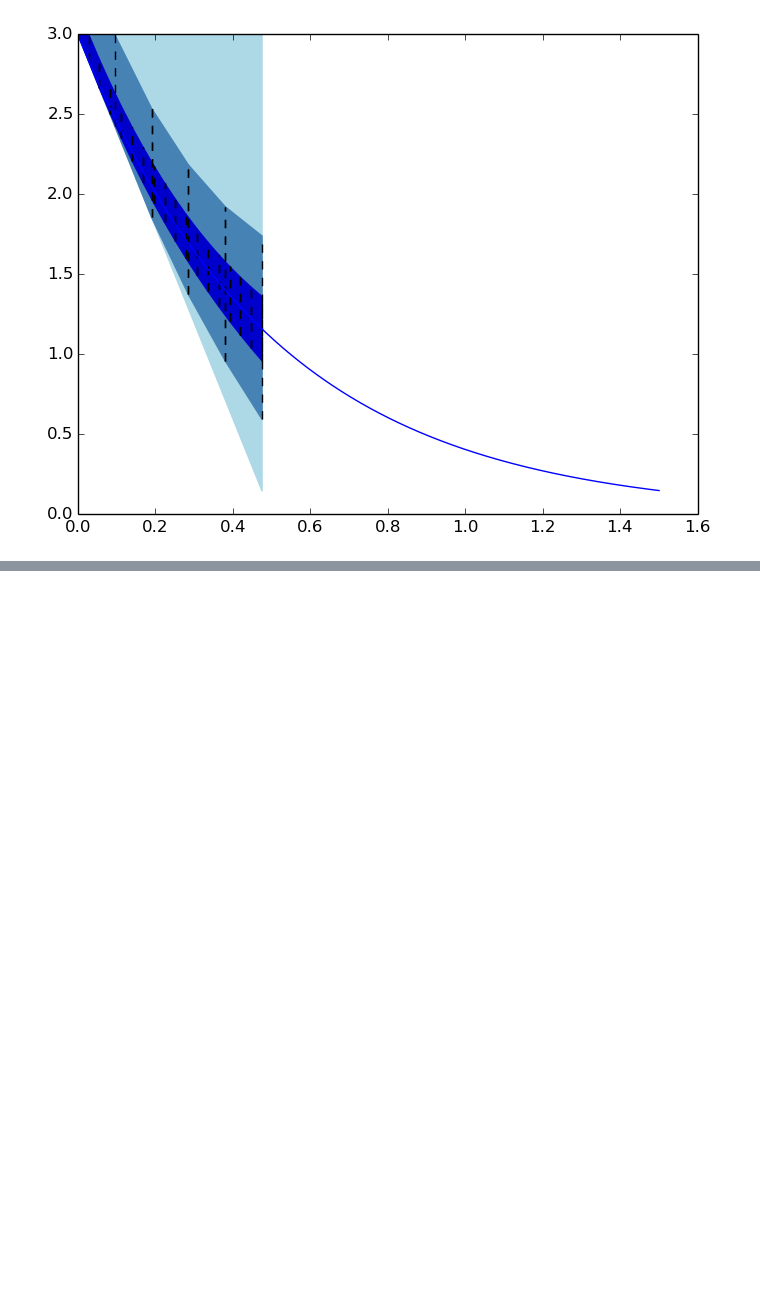
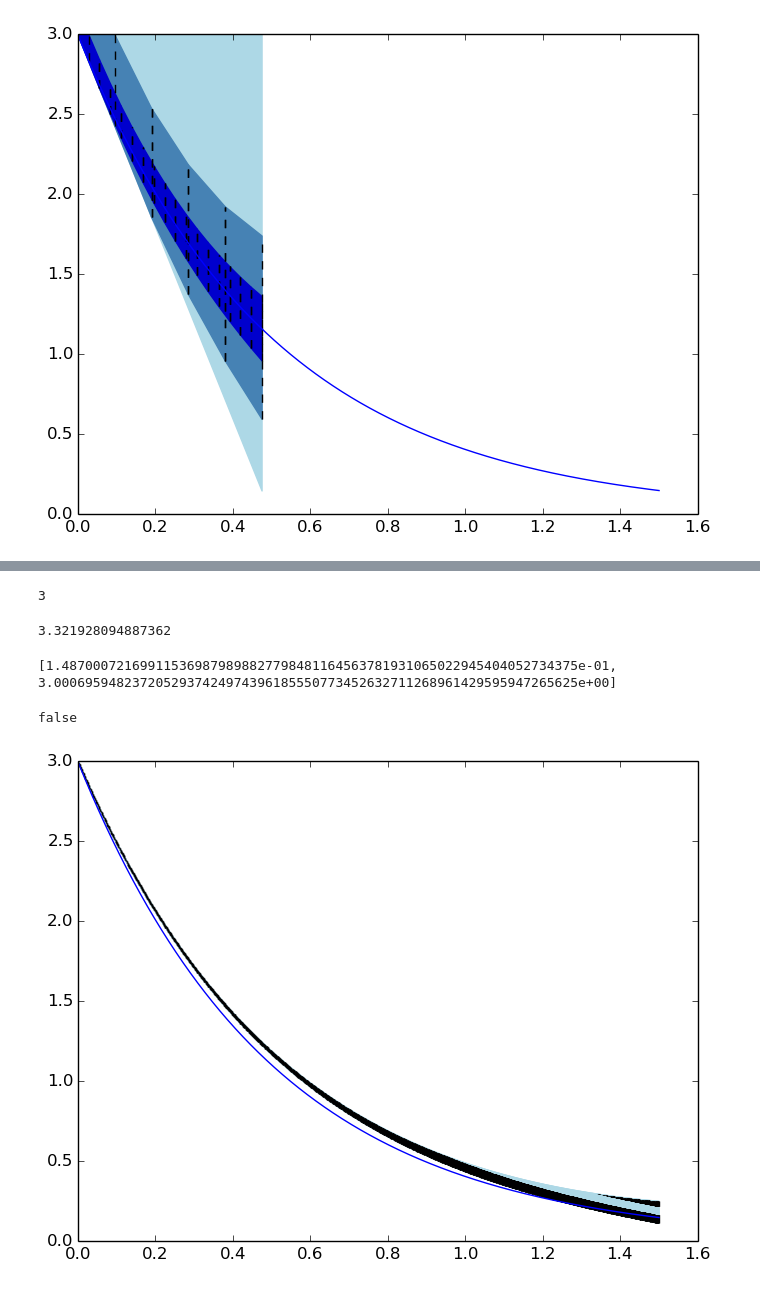
Before and after one commit to shgaeo/ProyectoClase, a Jupyter notebook: Notas/Sobre Capítulo 6 del Tucker.ipynb, the cells around one changed output, grey strips where cells are left out. Drawn from its saved outputs; the diff is of its cells as text; code cells hidden in the pictures; blank space fills up the shorter version.

```diff
--- a/Notas/Sobre Capítulo 6 del Tucker.ipynb
+++ b/Notas/Sobre Capítulo 6 del Tucker.ipynb
@@ -593,0 +723,78 @@ PyPlot.plot(linspace(t0,tf,n+1),x_RK,"blue");
+# %%
+bits(10.0)
+bin_a_10(bits(10.0)[2:12])-1023
+# %% [output]
+3
+# %%
+log2(10)
+# %% [output]
+3.321928094887362
+# %%
+function zetaCeroBurdo(ti,tf,x0,f::Function)
+    # Función que usa RungeKutta para encontrar un z0 con cual iniciar
+    f(t,x)=f(x)
+    t=linspace(t0,tf)
+    h=t[2]-t[1]
+    x=similar(t);
+    x[1]=x0;
+    for i=2:100
+        K1=h*f(t[i-1]    ,x[i-1])
+        K2=h*f(t[i-1]+h/2,x[i-1]+K1/2)
+        K3=h*f(t[i-1]+h/2,x[i-1]+K2/2)
+        K4=h*f(t[i-1]+h  ,x[i-1]+K1)
+
+        x[i]=x[i-1]+(1/6)*(K1+2*K2+2*K3+K4)   #es la expresión general, depende de la función definida abajo
+    end
+    zz=Intervalo(minimum(x),maximum(x));
+    return (Intervalo(zz.a-(2.0^-12)*(zz.b-zz.a) , zz.b+(2.0^-12)*(zz.b-zz.a)))
+end
+
+zetaCeroBurdo(0,1.5,3,f)
+# %% [output]
+[1.487000721699115369879898827798481164563781931065022945404052734375e-01,
+3.0006959482372052937424974396185550773452632711268961429595947265625e+00]
+# %%
+function compruebaT(pasoT,x0,z0::Intervalo,f::Function)
+    # Esta función comprueba que se cumpla Lipschitz para la función 'f' en el intervalo temporal [ti,tf]
+    # partiendo de la condición inicial x0 con un intervalo z0
+    z1=x0+Intervalo(0,pasoT)*f(z0)
+    z1 in z0 #la condición a la que quieras llegar
+end
+!compruebaT(1.4,3,Intervalo(0,3),f)
+compruebaT(1.4,3,Intervalo(0,3),f)
+# %% [output]
+false
+# %%
+function primerOrdenAux(tI,tF,x0,z0::Intervalo,f::Function,n::Int64)
+    # Esta función hace el cálculo para una z0 dada y partiendo el tiempo en n pedazos (buenos)
+    # y comprobando a cada paso que se cumpla Lipschitz
+    envolv=Intervalo[]
+    tiempo=linspace(tI,tF,2+n)
+    if !compruebaT(tiempo[2]-tiempo[1],x0,z0,f)
+        return -1
+    end
+    x1=zetasKas(tiempo[1],tiempo[2],x0,z0,f)
+    push!(envolv,x1)
+    for i=1:n
+        # Para cada nuevo paso, tengo que comprobar que la función cumpla Lipschitz para cada extremo del intervalo
+        z0_1=zetaCeroBurdo(tiempo[2+i-1],tiempo[2+i],envolv[i].a,f)
+        z0_2=zetaCeroBurdo(tiempo[2+i-1],tiempo[2+i],envolv[i].b,f)
+        ti=tiempo[2+n]-tiempo[2+n-1]
+        if !compruebaT(ti,envolv[i].a,z0_1,f) || !compruebaT(ti,envolv[i].b,z0_2,f)
+            return -2
+        end
+        #println(zetasKas(tiempo[2+i-1],tiempo[2+i],envolv[i].a,z0_1,f))
+        #push!(envolv,conosInterv(tiempo[2+n-1],tiempo[2+n],envolv[i],f))
+        push!(envolv,conosInterv(tiempo[2+i-1],tiempo[2+i],envolv[i],f))
+    end
+    return envolv
+end
+
+f(x)=-2x
+z0=zetaCeroBurdo(0,1.5,3,f)
+listaTemp=primerOrdenAux(0,1.4,3,z0,f,1000);
+# %%
+graficaEnvolvente(0,1.5,3,listaTemp)
+PyPlot.plot(linspace(t0,tf,n+1),x_RK,"blue");
+# %% [output]
+[figure, added]
```
Also changed, not shown: parts of 24 cells of this notebook, 4 other files.
